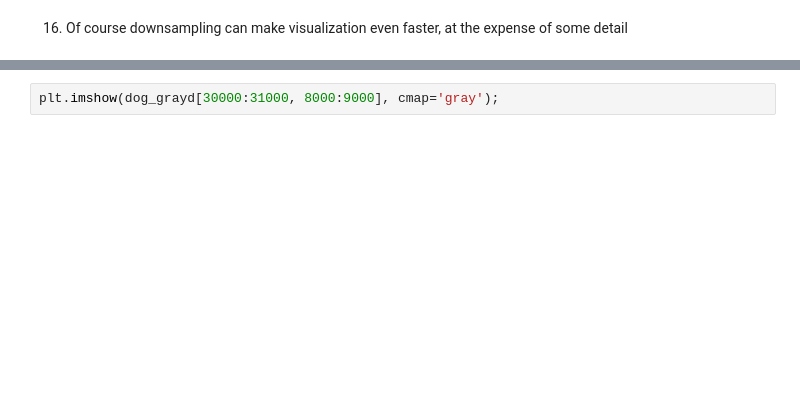
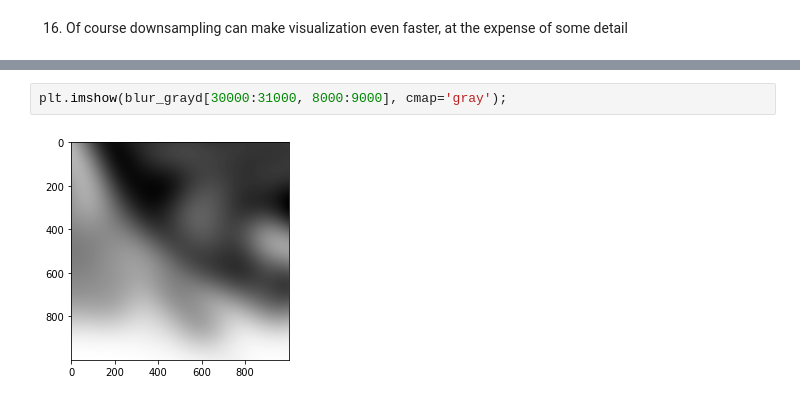
Before and after one commit to TheJacksonLaboratory/zarr_and_dask_demo, a Jupyter notebook: tutorials/03_dask_basics.ipynb, the cells around one changed output, grey strips where cells are left out. Drawn from its saved outputs; the diff is of its cells as text; blank space fills up the shorter version.

```diff
--- a/tutorials/03_dask_basics.ipynb
+++ b/tutorials/03_dask_basics.ipynb
@@ -124,4 +129,6 @@ plt.imshow(dog_grayd[30000:36000:50, 8000:14000:50], cmap='gray');
 # %%
-plt.imshow(dog_grayd[30000:31000, 8000:9000], cmap='gray');
+plt.imshow(blur_grayd[30000:31000, 8000:9000], cmap='gray');
+# %% [output]
+[figure, added]
 # %%
 plt.imshow(grayd[30000:31000, 8000:9000], cmap='gray');
```
Also changed, not shown: parts of 5 cells of this notebook.
